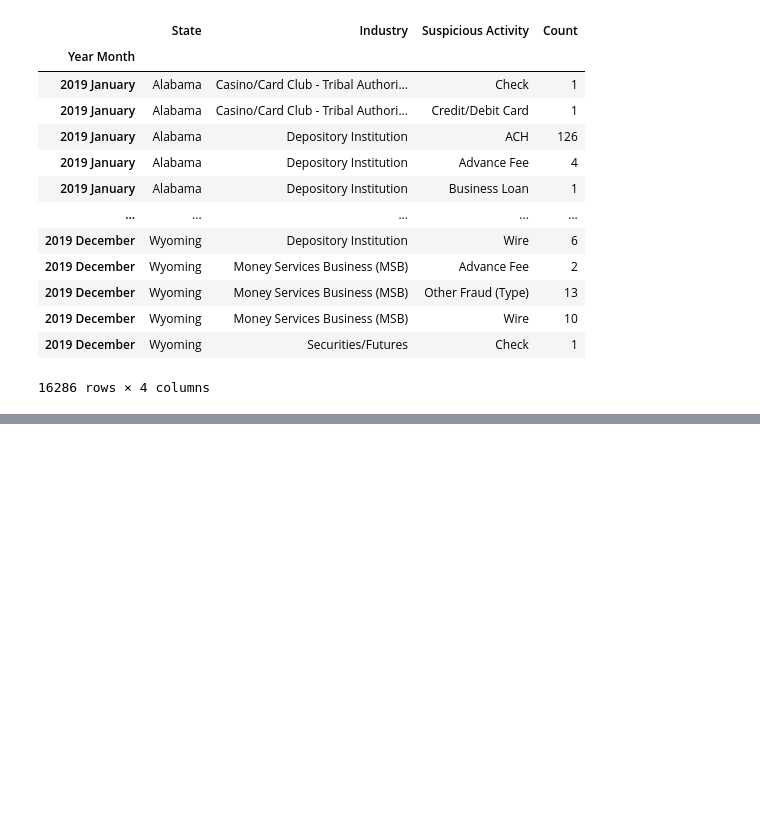
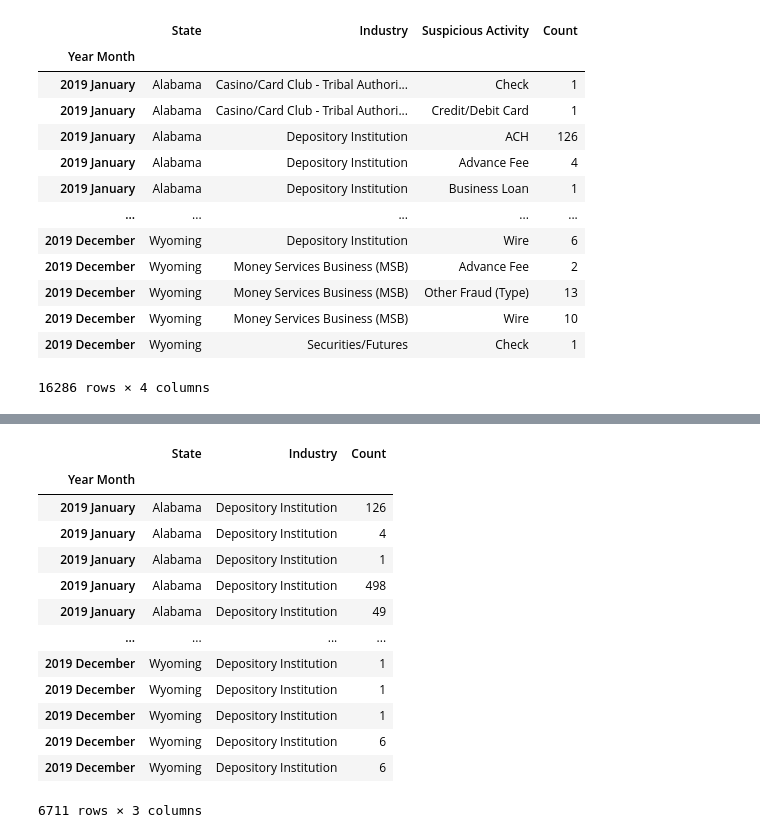
Before and after one commit to AkanSri/Project-1, a Jupyter notebook: personal-Akanksha/fraud_rate.ipynb, the cells around one changed output, grey strips where cells are left out. Cells and saved outputs as stored; diff of their text form; code cells hidden in the pictures; blank space fills up the shorter version.

```diff
--- a/personal-Akanksha/fraud_rate.ipynb
+++ b/personal-Akanksha/fraud_rate.ipynb
@@ -70,0 +70,18 @@ csv_file
+# %%
+sar_stats_2019_clean = sar_stats_2019_clean.loc[sar_stats_2019_clean["Industry"] == 'Depository Institution']
+sar_stats_2019_clean
+# %% [output]
+|  | State | Industry | Count |
+| Year Month |  |  |  |
+| 2019 January | Alabama | Depository Institution | 126 |
+| 2019 January | Alabama | Depository Institution | 4 |
+| 2019 January | Alabama | Depository Institution | 1 |
+| 2019 January | Alabama | Depository Institution | 498 |
+| 2019 January | Alabama | Depository Institution | 49 |
+| ... | ... | ... | ... |
+| 2019 December | Wyoming | Depository Institution | 1 |
+| 2019 December | Wyoming | Depository Institution | 1 |
+| 2019 December | Wyoming | Depository Institution | 1 |
+| 2019 December | Wyoming | Depository Institution | 6 |
+| 2019 December | Wyoming | Depository Institution | 6 |
+6711 rows × 3 columns
```
Also changed, not shown: parts of 17 cells of this notebook, 1 other file.
